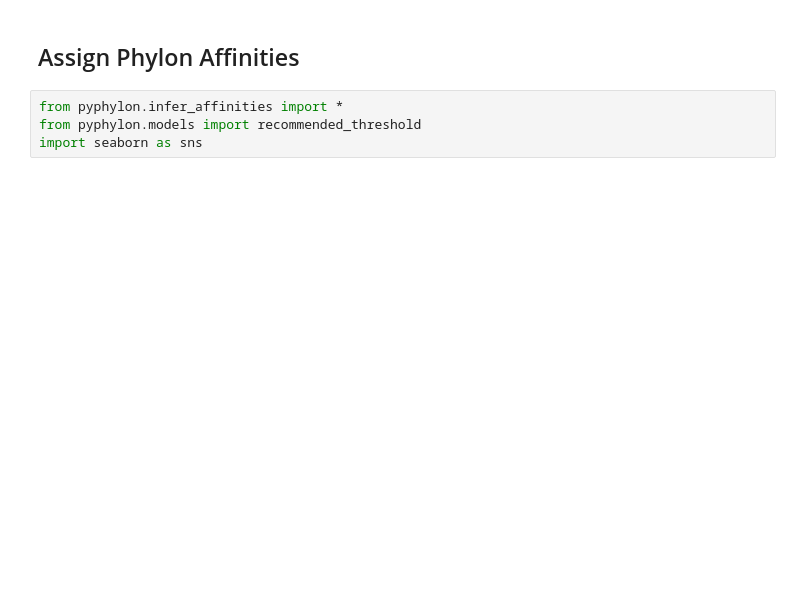
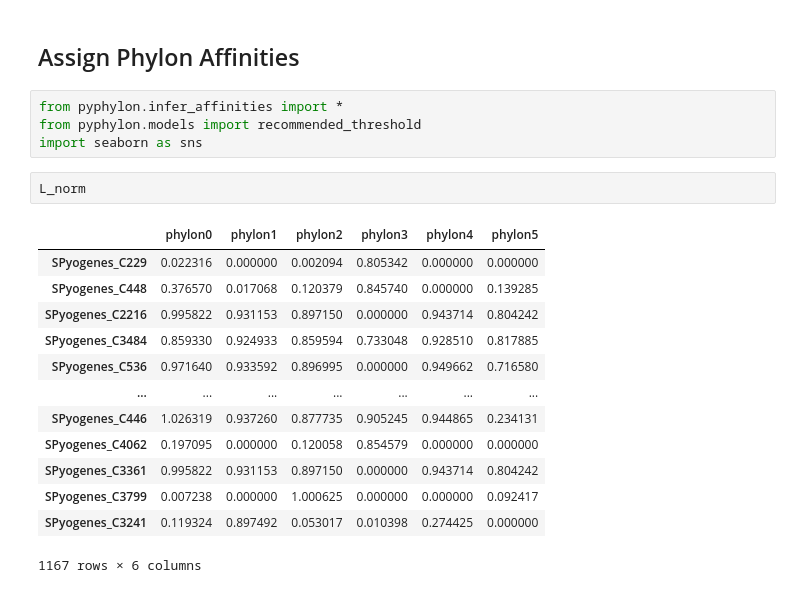
Before and after one commit to SBRG/pyphylon, a Jupyter notebook: examples/5f_infer_affinities.ipynb, the cells around one changed output. Drawn from its saved outputs; the diff is of its cells as text; blank space fills up the shorter version.

```diff
--- a/examples/5f_infer_affinities.ipynb
+++ b/examples/5f_infer_affinities.ipynb
@@ -127,6 +111,22 @@ strain_mash_clusters
 from pyphylon.infer_affinities import *
 from pyphylon.models import recommended_threshold
 import seaborn as sns
+# %%
+L_norm
+# %% [output]
+|  | phylon0 | phylon1 | phylon2 | phylon3 | phylon4 | phylon5 |
+| SPyogenes_C229 | 0.022316 | 0.000000 | 0.002094 | 0.805342 | 0.000000 | 0.000000 |
+| SPyogenes_C448 | 0.376570 | 0.017068 | 0.120379 | 0.845740 | 0.000000 | 0.139285 |
+| SPyogenes_C2216 | 0.995822 | 0.931153 | 0.897150 | 0.000000 | 0.943714 | 0.804242 |
+| SPyogenes_C3484 | 0.859330 | 0.924933 | 0.859594 | 0.733048 | 0.928510 | 0.817885 |
+| SPyogenes_C536 | 0.971640 | 0.933592 | 0.896995 | 0.000000 | 0.949662 | 0.716580 |
+| ... | ... | ... | ... | ... | ... | ... |
+| SPyogenes_C446 | 1.026319 | 0.937260 | 0.877735 | 0.905245 | 0.944865 | 0.234131 |
+| SPyogenes_C4062 | 0.197095 | 0.000000 | 0.120058 | 0.854579 | 0.000000 | 0.000000 |
+| SPyogenes_C3361 | 0.995822 | 0.931153 | 0.897150 | 0.000000 | 0.943714 | 0.804242 |
+| SPyogenes_C3799 | 0.007238 | 0.000000 | 1.000625 | 0.000000 | 0.000000 | 0.092417 |
+| SPyogenes_C3241 | 0.119324 | 0.897492 | 0.053017 | 0.010398 | 0.274425 | 0.000000 |
+1167 rows × 6 columns
 # %%
 P_NEW = os.path.join(WORKDIR, 'inferring_affinities', 'combined_P_matrix.csv')
 P_new = pd.read_csv(P_NEW, index_col=0)
```
Also changed, not shown: parts of 7 cells of this notebook.
